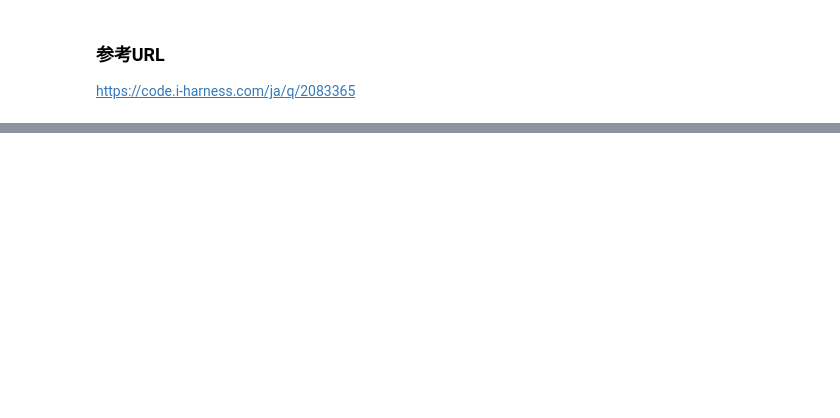
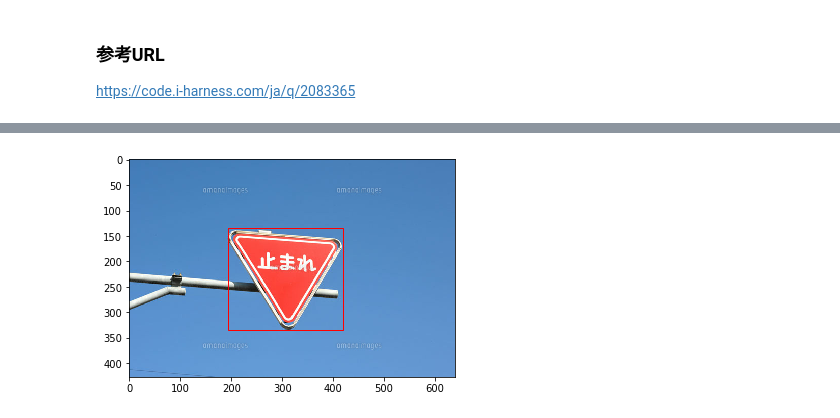
Before and after one commit to sanoyo/TFRecord, a Jupyter notebook: dataShaping.ipynb, the cells around one changed output, grey strips where cells are left out. Cells and saved outputs as stored; diff of their text form; code cells hidden in the pictures; blank space fills up the shorter version.

```diff
--- a/dataShaping.ipynb
+++ b/dataShaping.ipynb
@@ -15,3 +23,28 @@ df.head(3)
+# %%
+# 参考リンク
+# https://stackoverflow.com/questions/37435369/matplotlib-how-to-draw-a-rectangle-on-image
+
+#枠が正しいか確認
+import numpy as np
+from PIL import *
+from matplotlib import patches
+
+im = np.array(Image.open('img/stop_sign-003.jpg'), dtype=np.uint8)
+
+# Create figure and axes
+fig,ax = plt.subplots(1)
+
+# Display the image
+ax.imshow(im)
+
+# Create a Rectangle patch
+rect = patches.Rectangle((193,134),227,201,linewidth=1,edgecolor='r',facecolor='none')
+# Add the patch to the Axes
+ax.add_patch(rect)
+
+plt.show()
+# %% [output]
+[figure, added]
 # %%
 df['obj_name'] = 'Stopsign'
 # %%
```
Also changed, not shown: parts of 4 cells of this notebook.
